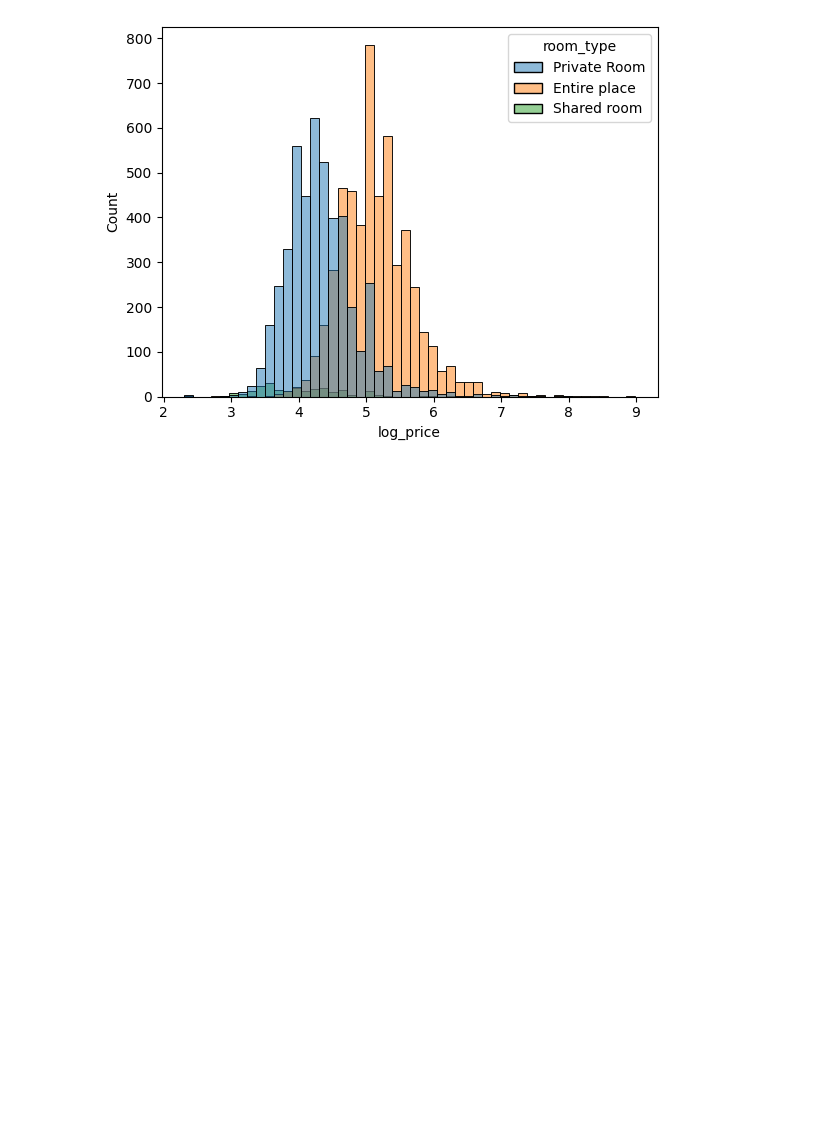
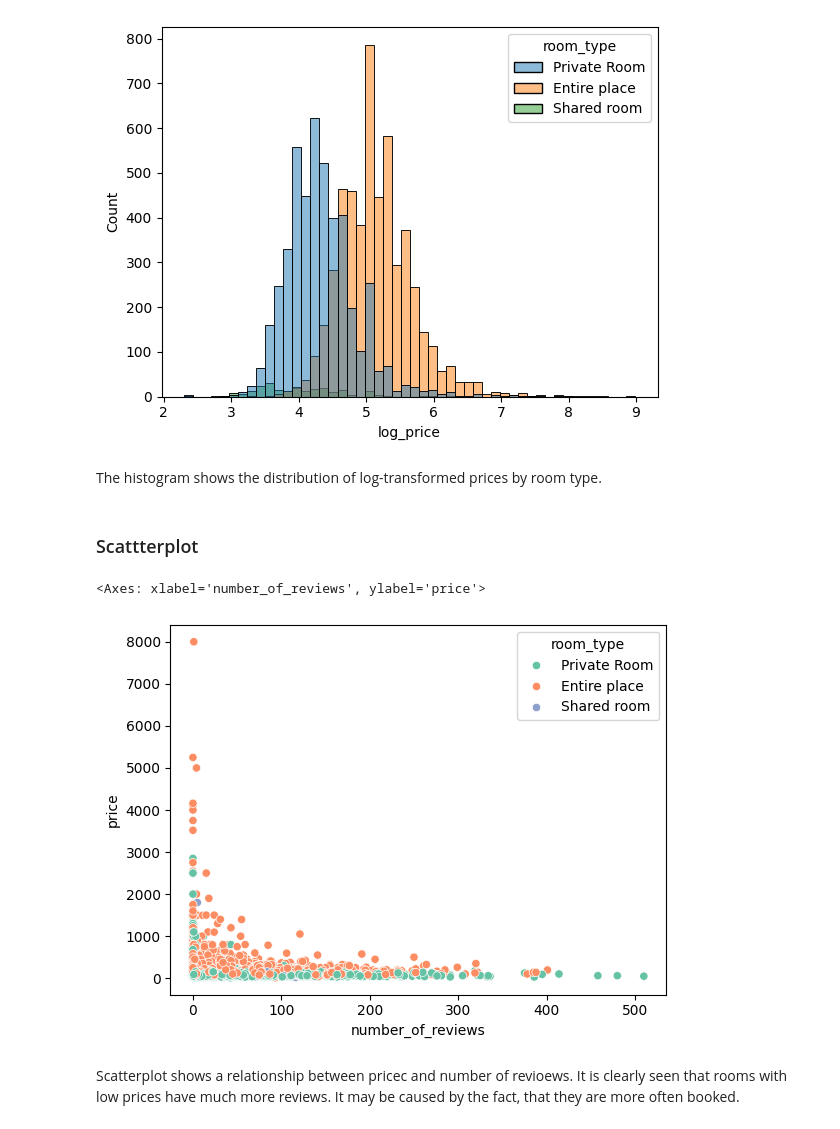
Before and after one commit to kingb6/Data_Preprocessing_Report, a Jupyter notebook: Cleaning_Data_in_Python_live_session.ipynb, the cells around one changed output. Saved outputs shown, nothing was run; the diff lists cells and outputs as text; code cells hidden in the pictures; blank space fills up the shorter version.

```diff
--- a/Cleaning_Data_in_Python_live_session.ipynb
+++ b/Cleaning_Data_in_Python_live_session.ipynb
@@ -816,6 +868,17 @@ sns.histplot(data = airbnb, x="log_price",  hue="room_type", bins=50)
 plt.show()
 # %% [output]
 [figure]
+# %% [markdown]
+The histogram shows the distribution of log-transformed prices by room type.
+# %% [markdown]
+### Scattterplot
+# %%
+sns.scatterplot(data=airbnb, x='number_of_reviews', y='price', hue='room_type', palette="Set2")
+# %% [output]
+<Axes: xlabel='number_of_reviews', ylabel='price'>
+[figure, added]
+# %% [markdown]
+Scatterplot shows a relationship between pricec and number of revioews. It is clearly seen that rooms with low prices have much more reviews. It may be caused by the fact, that they are more often booked.
 # %%
 table = airbnb.groupby('room_type')['price'].describe()
 display(table)
```
Also changed, not shown: parts of 13 cells of this notebook.
